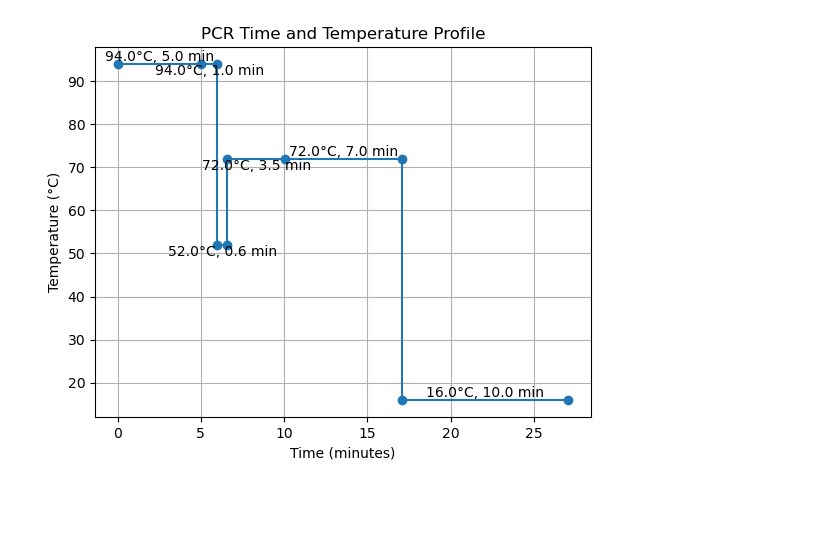
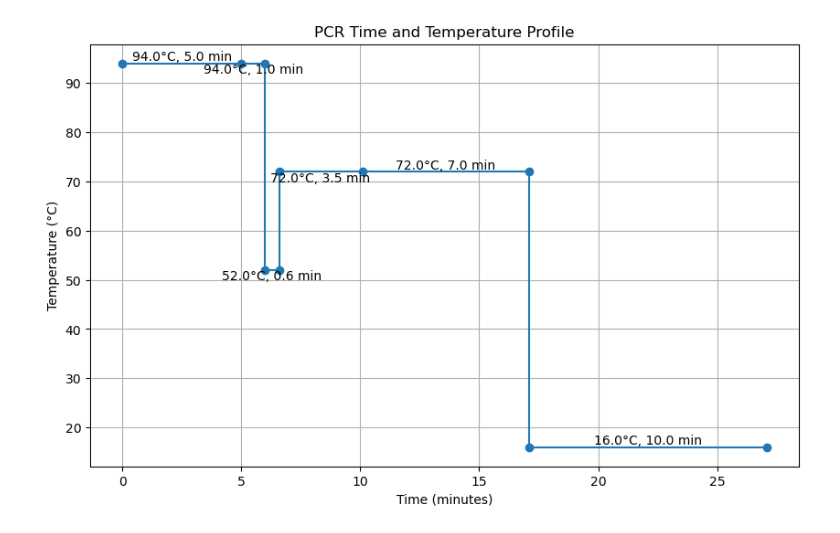
Before and after one commit to CNH3148/my-coding-journey, a Jupyter notebook: still_work/PCR.ipynb, the cells around one changed output. Saved outputs shown, nothing was run; the diff lists cells and outputs as text; code cells hidden in the pictures; blank space fills up the shorter version.

Commit message:
設定圖片大小

```diff
--- a/still_work/PCR.ipynb
+++ b/still_work/PCR.ipynb
@@ -4,32 +4,35 @@ import matplotlib.pyplot as plt
 # 定義時間和溫度數據
 time = [0, 5, 6, 6, 6.5833, 6.5833, 10.0833, 17.0833, 17.0833, 27.0833]  # 時間數據（分鐘）
 temperature = [94, 94, 94, 52, 52, 72, 72, 72, 16, 16]  # 溫度數據（攝氏度）
+
+# 設定圖片大小
+plt.figure(figsize=(10, 6))
 
 # 繪製折線圖
 plt.plot(time, temperature, marker='o', linestyle='-')
 
 # 添加標籤和標題
 plt.xlabel('Time (minutes)')
 plt.ylabel('Temperature (°C)')
 plt.title('PCR Time and Temperature Profile')
 
 # 在每個階段的線段上方添加溫度和時長的標籤
 for i in range(len(time) - 1):
     segment_time = time[i + 1] - time[i]
     if segment_time == 0.0:  # 檢查時長是否為 0
         continue  # 如果時長為 0，則跳過這個階段
 
     segment_temperature = temperature[i]
     label = f"{segment_temperature:.1f}°C, {segment_time:.1f} min"  # 格式化為小數點後一位
 
     # 調整標籤的位置以避免重疊
     va = 'bottom'
     if i % 2 == 1:  # 奇數階段向上調整位置
         va = 'top'
     plt.text((time[i] + time[i + 1]) / 2, temperature[i], label, ha='center', va=va)
 
 # 顯示圖表
 plt.grid()
 plt.show()
 # %% [output]
-[figure, old version]
+[figure, new version]
```
